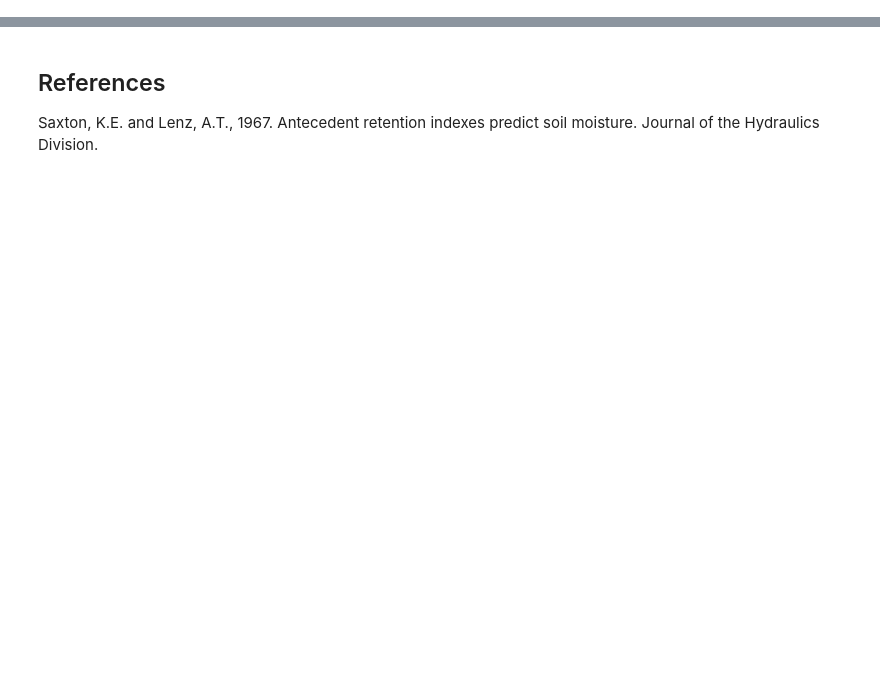
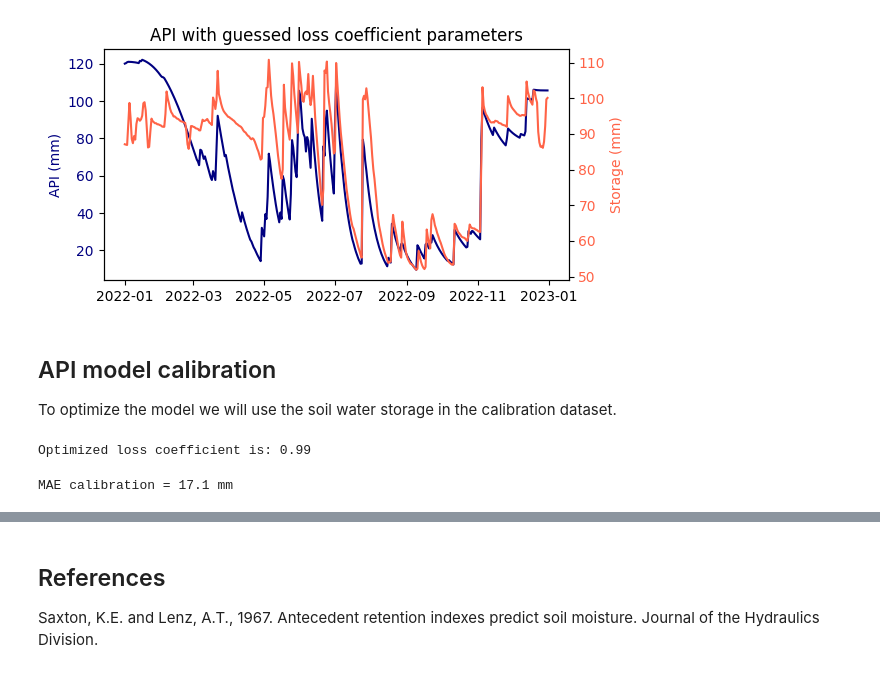
Before and after one commit to soilwater/pynotes-agriscience, a Jupyter notebook: exercises/antecedent_precipitation_index.ipynb, the cells around one changed output, grey strips where cells are left out. Drawn from its saved outputs; the diff is of its cells as text; code cells hidden in the pictures; blank space fills up the shorter version.

```diff
--- a/exercises/antecedent_precipitation_index.ipynb
+++ b/exercises/antecedent_precipitation_index.ipynb
@@ -180,0 +74,26 @@ MAE = 36.0 mm
+# %%
+# Function for the API model
+
+def api_model(inputs,M=0.97,A=0.03,S_ini=100):
+    """
+    Antecedent Precipitation Index model for simualting soil wetness
+    from precipitation data.
+    """
+
+    P = inputs[0]
+    doy = inputs[1]
+
+    # Create lists of output variables
+    api = np.full_like(P, np.nan)
+    api[0] = S_ini # Populate with initial moisture
+
+    # Compute loss coefficient for each DOY
+    loss = M + A * np.cos(2*np.pi*doy/365)
+
+    # Iterate over each input value
+    for t in range(1,len(P)):
+
+        # Compute API
+        api[t] = api[t-1]*loss[t] + P[t]
+
+    return api
@@ -180,0 +104,32 @@ MAE = 36.0 mm
+# %%
+# Plot model with guessed values
+inputs = [df_cal['prcp'],df_cal['doy']]
+api_guessed = api_model(inputs, M=0.95, A=0.05, S_ini=120)
+# %%
+# Create figure
+plt.figure(figsize=(6,3))
+
+plt.title('API with guessed loss coefficient parameters')
+plt.plot(df_cal['datetime'], api_guessed, color='navy', label='API')
+plt.ylabel('API (mm)', color='navy')
+plt.yticks(color='navy')
+plt.twinx()
+plt.plot(df_cal['datetime'], df_cal['storage'], color='tomato', label='Storage in top 50 cm')
+plt.ylabel('Storage (mm)', color='tomato')
+plt.yticks(color='tomato')
+
+plt.show()
+# %% [output]
+[figure, added]
+# %% [markdown]
+## API model calibration
+
+To optimize the model we will use the soil water storage in the calibration dataset.
+# %%
+# Optimize parameters
+inputs_cal = [df_cal['prcp'],df_cal['doy']]
+par_opt_cal, par_cov_cal = curve_fit(api_model, inputs_cal, df_cal['storage'],
+                                     p0=[0.95,0.05,100])
+print('Optimized loss coefficient is:', round(par_opt[0],2))
+# %% [output]
+Optimized loss coefficient is: 0.99
@@ -180,0 +139,6 @@ MAE = 36.0 mm
+# %%
+# Mean absolute error of the calibration dataset
+MAE = np.mean(np.abs(df_cal['storage'] - api_cal))
+print('MAE calibration =', round(MAE,1),'mm')
+# %% [output]
+MAE calibration = 17.1 mm
```
Also changed, not shown: parts of 39 cells of this notebook, 18 other files.
